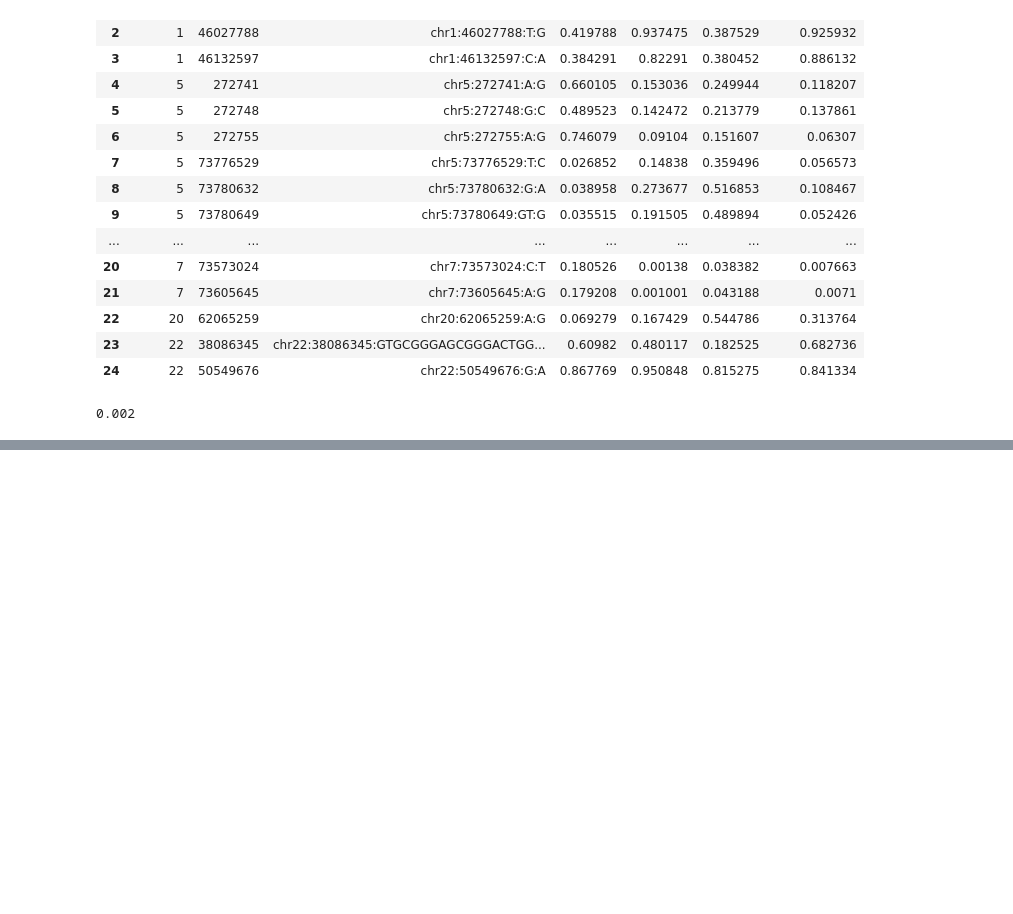
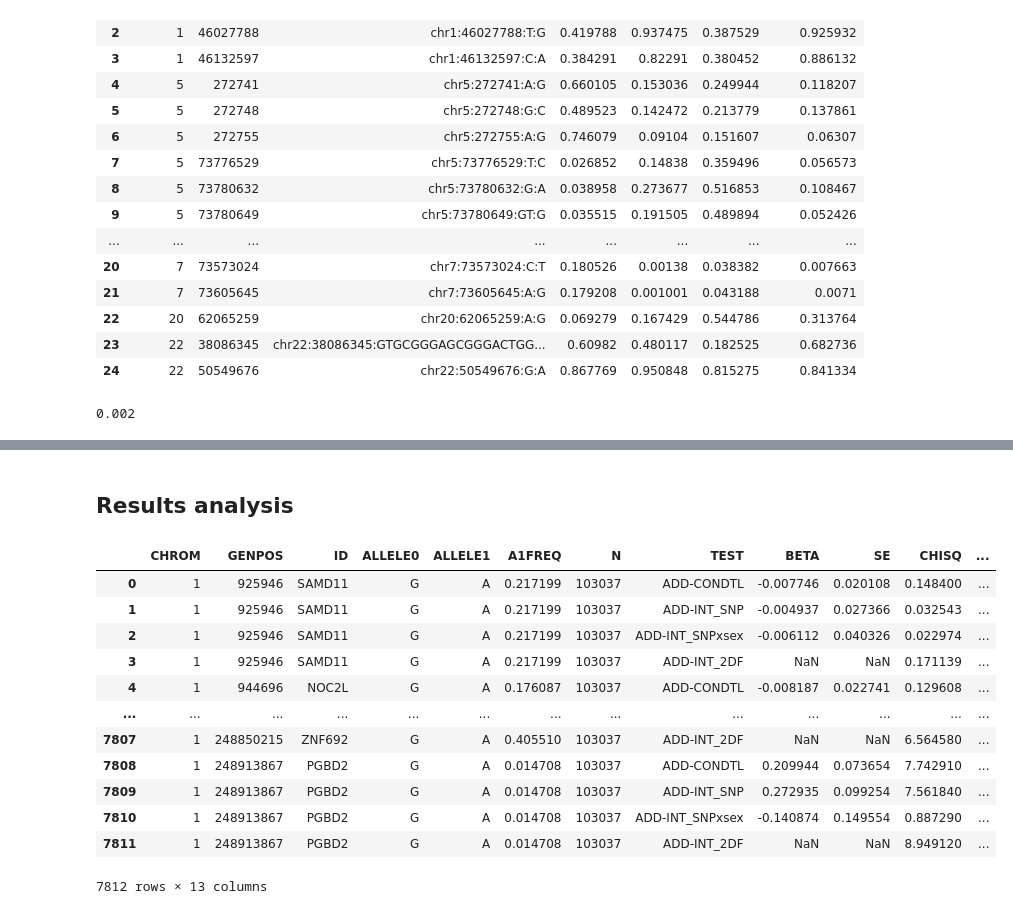
Before and after one commit to statgenetics/UKBB_GWAS_dev, a Jupyter notebook: workflow/051822_ARHI_sex_interaction.ipynb, the cells around one changed output, grey strips where cells are left out. Saved outputs shown, nothing was run; the diff lists cells and outputs as text; code cells hidden in the pictures; blank space fills up the shorter version.

```diff
--- a/workflow/051822_ARHI_sex_interaction.ipynb
+++ b/workflow/051822_ARHI_sex_interaction.ipynb
@@ -786,3 +788,24 @@ from=~/UKBiobank/results/REGENIE_results/results_exome_data/051722_interaction_s
 to=~/UKBiobank/results/REGENIE_results/results_exome_data/051722_interaction_sex/burden/f2247_f2257/
 cp -r $from/090321* $to/
 cp -r $from/cache/UKB_geno* $to/cache/
+# %% [markdown]
+## Results analysis
+# %%
+import pandas as pd
+file = "~/UKBiobank/results/REGENIE_results/results_exome_data/051722_interaction_sex/burden/f3393/cache/ukb23155_c1_b0_v1.filtered.gene.sex_f3393.regenie.gz"
+stat = pd.read_csv(file,header=0,sep=" ")
+stat
+# %% [output]
+|  | CHROM | GENPOS | ID | ALLELE0 | ALLELE1 | A1FREQ | N | TEST | BETA | SE | CHISQ | ... |
+| 0 | 1 | 925946 | SAMD11 | G | A | 0.217199 | 103037 | ADD-CONDTL | -0.007746 | 0.020108 | 0.148400 | ... |
+| 1 | 1 | 925946 | SAMD11 | G | A | 0.217199 | 103037 | ADD-INT_SNP | -0.004937 | 0.027366 | 0.032543 | ... |
+| 2 | 1 | 925946 | SAMD11 | G | A | 0.217199 | 103037 | ADD-INT_SNPxsex | -0.006112 | 0.040326 | 0.022974 | ... |
+| 3 | 1 | 925946 | SAMD11 | G | A | 0.217199 | 103037 | ADD-INT_2DF | NaN | NaN | 0.171139 | ... |
+| 4 | 1 | 944696 | NOC2L | G | A | 0.176087 | 103037 | ADD-CONDTL | -0.008187 | 0.022741 | 0.129608 | ... |
+| ... | ... | ... | ... | ... | ... | ... | ... | ... | ... | ... | ... | ... |
+| 7807 | 1 | 248850215 | ZNF692 | G | A | 0.405510 | 103037 | ADD-INT_2DF | NaN | NaN | 6.564580 | ... |
+| 7808 | 1 | 248913867 | PGBD2 | G | A | 0.014708 | 103037 | ADD-CONDTL | 0.209944 | 0.073654 | 7.742910 | ... |
+| 7809 | 1 | 248913867 | PGBD2 | G | A | 0.014708 | 103037 | ADD-INT_SNP | 0.272935 | 0.099254 | 7.561840 | ... |
+| 7810 | 1 | 248913867 | PGBD2 | G | A | 0.014708 | 103037 | ADD-INT_SNPxsex | -0.140874 | 0.149554 | 0.887290 | ... |
+| 7811 | 1 | 248913867 | PGBD2 | G | A | 0.014708 | 103037 | ADD-INT_2DF | NaN | NaN | 8.949120 | ... |
+7812 rows × 13 columns
```
Also changed, not shown: parts of 16 cells of this notebook, 1 other file.
